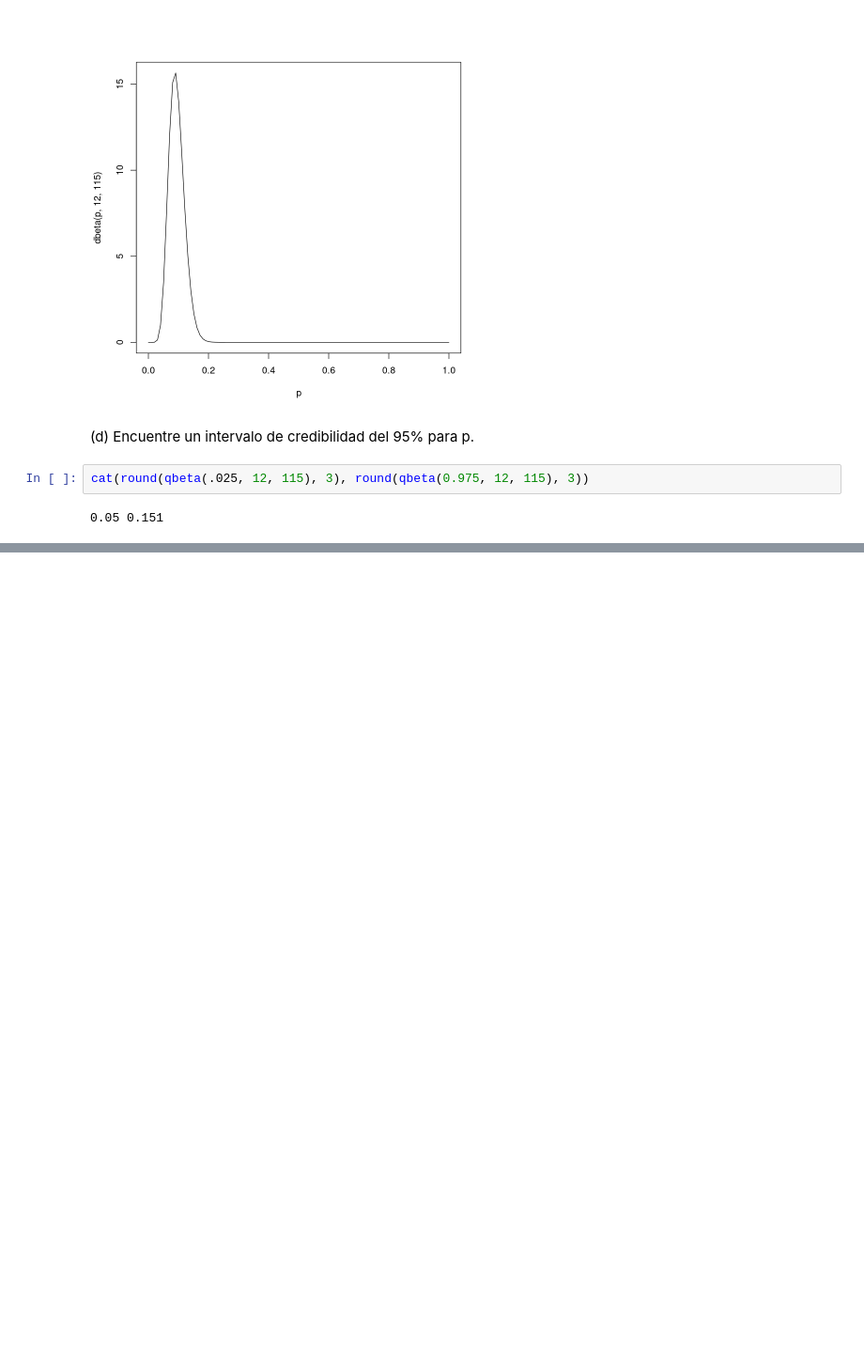
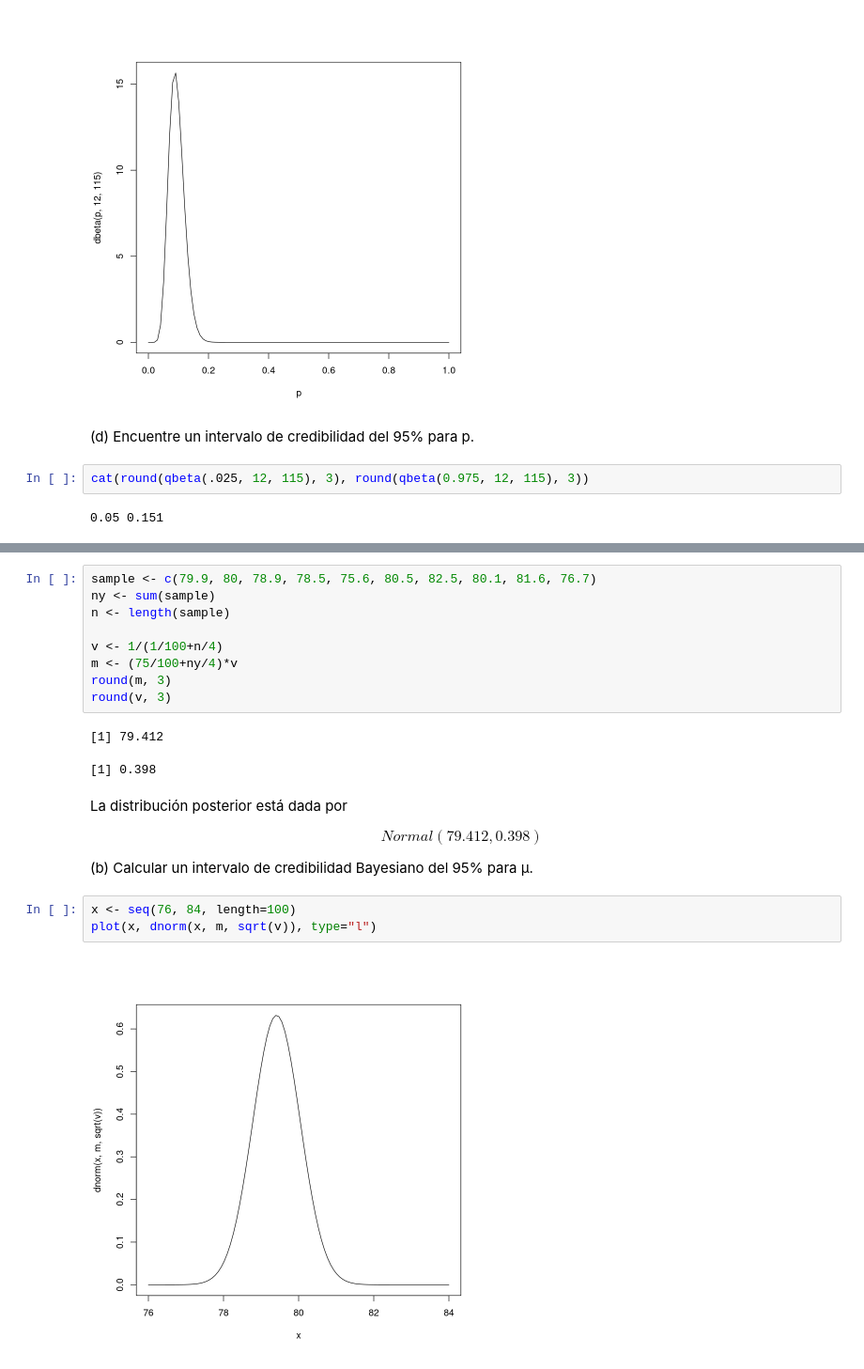
Before and after one commit to nadiasantillan/dana3-estimacion-bayesiana, a Jupyter notebook: unidad2.ipynb, the cells around one changed output, grey strips where cells are left out. Shown at 94% size. Drawn from its saved outputs; the diff is of its cells as text; blank space fills up the shorter version.

```diff
--- a/unidad2.ipynb
+++ b/unidad2.ipynb
@@ -117,0 +136,23 @@ cat(round(qbeta(.025, 12, 115), 3), round(qbeta(0.975, 12, 115), 3))
+# %%
+sample <- c(79.9, 80, 78.9, 78.5, 75.6, 80.5, 82.5, 80.1, 81.6, 76.7)
+ny <- sum(sample)
+n <- length(sample)
+
+v <- 1/(1/100+n/4)
+m <- (75/100+ny/4)*v
+round(m, 3)
+round(v, 3)
+# %% [output]
+[1] 79.412
+[1] 0.398
+# %% [markdown]
+La distribución posterior está dada por
+
+$$Normal(79.412, 0.398)$$
+
+(b) Calcular un intervalo de credibilidad Bayesiano del 95% para μ.
+# %%
+x <- seq(76, 84, length=100)
+plot(x, dnorm(x, m, sqrt(v)), type="l")
+# %% [output]
+[figure, added]
```
Also changed, not shown: parts of 3 cells of this notebook.
